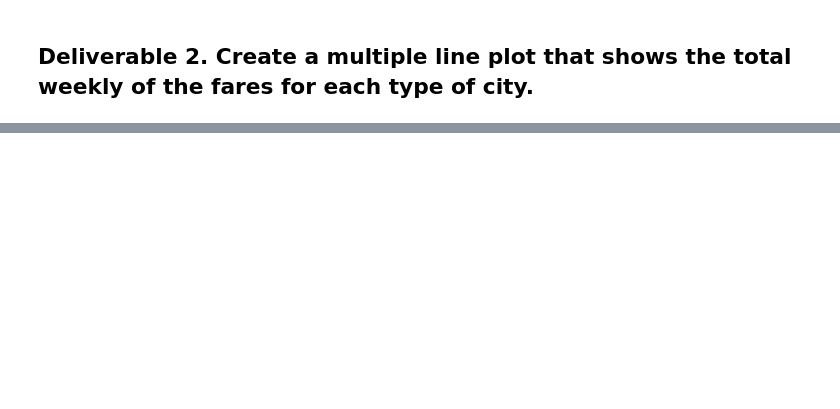
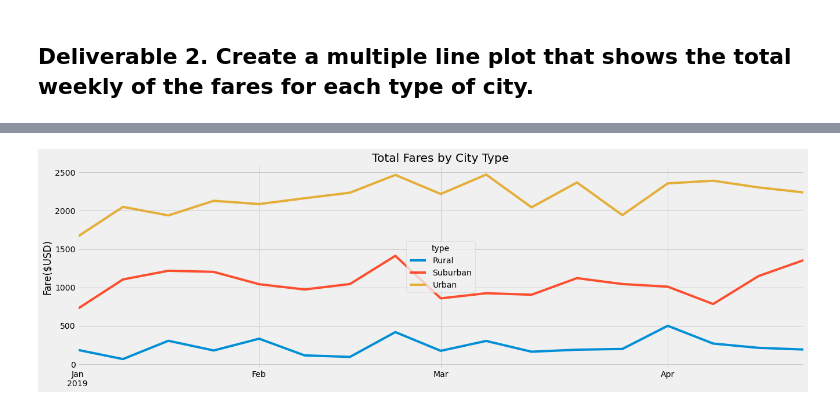
Before and after one commit to jbenasuli/PyBer_Analysis, a Jupyter notebook: PyBer_Challenge.ipynb, the cells around one changed output, grey strips where cells are left out. Cells and saved outputs as stored; diff of their text form; code cells hidden in the pictures; blank space fills up the shorter version.

```diff
--- a/PyBer_Challenge.ipynb
+++ b/PyBer_Challenge.ipynb
@@ -163,3 +203,5 @@ pyber_summary_df
 # %%
 # 4. Create a pivot table with the 'date' as the index, the columns ='type', and values='fare'
 # to get the total fares for each type of city by the date.
+fares_by_date_pivot = fares_by_date_df.pivot(index='date', columns='type', values='fare')
+fares_by_date_pivot.head(10)
@@ -166,2 +221,4 @@ pyber_summary_df
 # %%
 # 5. Create a new DataFrame from the pivot table DataFrame using loc on the given dates, '2019-01-01':'2019-04-29'.
+jan_thru_april_df = fares_by_date_pivot.loc['2019-01-01':'2019-04-29']
+jan_thru_april_df
@@ -168,5 +240,5 @@ pyber_summary_df
 # %%
 # 6. Set the "date" index to datetime datatype. This is necessary to use the resample() method in Step 8.
-# df.index = pd.to_datetime(df.index)
+jan_thru_april_df.index = pd.to_datetime(jan_thru_april_df.index)
 # %%
 # 7. Check that the datatype for the index is datetime using df.info()
@@ -173,2 +257,4 @@ pyber_summary_df
 # %%
 # 8. Create a new DataFrame using the "resample()" function by week 'W' and get the sum of the fares for each week.
+jan_april_weekly_fares = jan_thru_april_df.resample('W').sum()
+jan_april_weekly_fares
@@ -175,7 +281,11 @@ pyber_summary_df
 # %%
 # 8. Using the object-oriented interface method, plot the resample DataFrame using the df.plot() function.
 
 # Import the style from Matplotlib.
 from matplotlib import style
 # Use the graph style fivethirtyeight.
 style.use('fivethirtyeight')
+jan_april_weekly_fares.plot(figsize=(20,6), title="Total Fares by City Type", ylabel="Fare($USD)", xlabel="")
+plt.savefig("analysis/PyBer_fare_summary.png")
+# %% [output]
+[figure, added]
```
Also changed, not shown: parts of 10 cells of this notebook.
